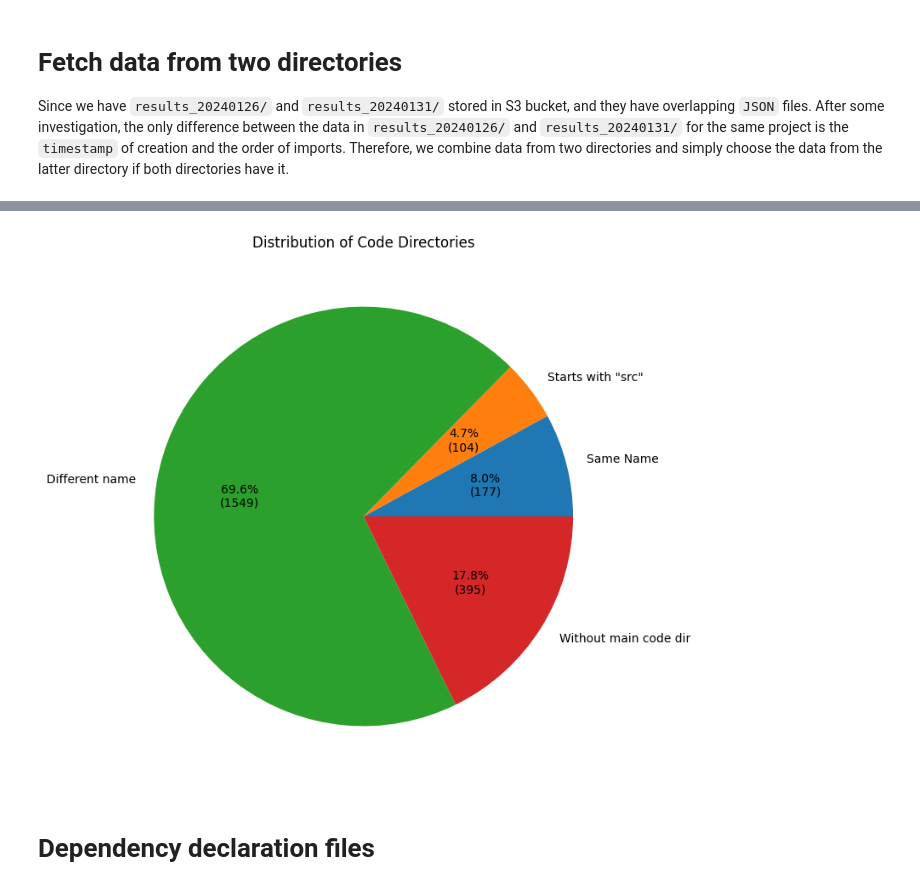
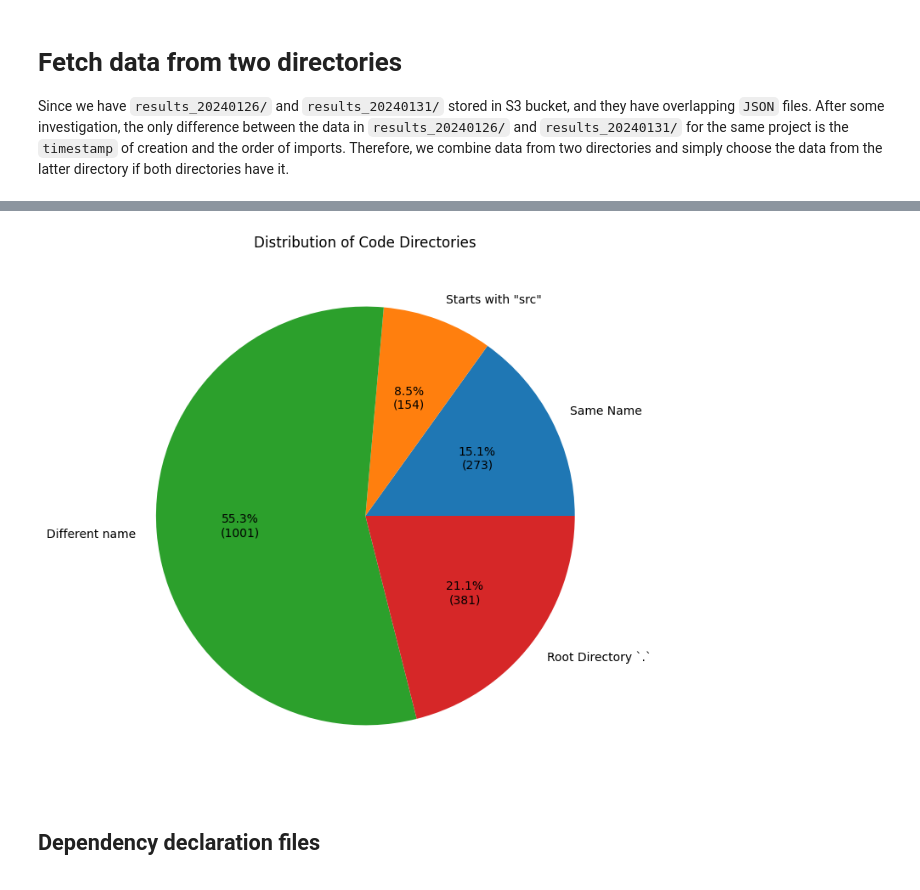
Before and after one commit to tweag/FawltyDeps, a Jupyter notebook: PyPI_analysis/notebooks/results-biomedical.ipynb, the cells around one changed output, grey strips where cells are left out. Cells and saved outputs as stored; diff of their text form; code cells hidden in the pictures.

Commit message:
Clean data before analyzing it

```diff
--- a/PyPI_analysis/notebooks/results-biomedical.ipynb
+++ b/PyPI_analysis/notebooks/results-biomedical.ipynb
@@ -124,0 +145,8 @@ df_imports = pd.concat(project_dfs_imports, ignore_index=True)
+# %%
+df_codedirs_clean = df_codedirs[~df_codedirs["code directory"].isna()]
+df_deps_clean = df_deps[
+    ~df_deps["project_name"].isin(df_codedirs_no_code["project_name"])
+]
+df_imports_clean = df_imports[
+    ~df_imports["project_name"].isin(df_codedirs_no_code["project_name"])
+]
@@ -175,0 +255,12 @@ plt.show()
+# %%
+df_codedirs_main_code = df_codedirs_clean[
+    ~df_codedirs_clean["code directory"].str.contains("test")
+    & ~df_codedirs_clean["code directory"].str.contains("example")
+    & ~df_codedirs_clean["code directory"].str.contains("sample")
+    & (
+        ~df_codedirs_clean["code directory"].str.contains("doc")
+        | df_codedirs_clean["code directory"].str.contains("docker")
+        | df_codedirs_clean["code directory"].str.contains("docstring")
+    )
+]
+df_codedirs_main_code
@@ -175,0 +281,4 @@ plt.show()
+# %%
+df_codedirs_max = df_codedirs_main_code.loc[
+    df_codedirs_main_code.groupby("project_name")["count"].idxmax()
+]
@@ -176,6 +308,4 @@ plt.show()
 # %%
-df_codedirs_max = df_codedirs.loc[df_codedirs.groupby("project_name")["count"].idxmax()]
-
 # Divide projects into three groups by code directory patterns
 same_name_projects = df_codedirs_max[
     df_codedirs_max["code directory"] == df_codedirs_max["project_name"]
@@ -185,13 +315,13 @@ src_projects = df_codedirs_max.dropna()[
     df_codedirs_max.dropna()["code directory"].str.startswith("src")
 ]["project_name"].tolist()
 
-no_dir_projects = df_codedirs_max[df_codedirs_max["code directory"].isnull()][
+root_dir_projects = df_codedirs_max[df_codedirs_max["code directory"] == "."][
     "project_name"
 ].tolist()
 
 rest_projects = df_codedirs_max[
     ~df_codedirs_max["project_name"].isin(
-        same_name_projects + src_projects + no_dir_projects
+        same_name_projects + src_projects + root_dir_projects
     )
 ]["project_name"].tolist()
 # %%
@@ -202,39 +332,44 @@ plot_data = pd.DataFrame(
             "Same Name",
             'Starts with "src"',
             "Different name",
-            "Without main code dir",
+            "Root Directory `.`",
         ],
         "Percentage": [
             len(same_name_projects),
             len(src_projects),
             len(rest_projects),
-            len(no_dir_projects),
+            len(root_dir_projects),
         ],
-        "Projects": [same_name_projects, src_projects, rest_projects, no_dir_projects],
+        "Projects": [
+            same_name_projects,
+            src_projects,
+            rest_projects,
+            root_dir_projects,
+        ],
     }
 )
 
 
 def autopct_format(values):
     def my_format(pct):
         total = sum(values)
         val = int(round(pct * total / 100.0))
         return "{:.1f}%\n({v:d})".format(pct, v=val)
 
     return my_format
 
 
 # Plotting as a pie chart
 plt.figure(figsize=(8, 8))
 plt.pie(
     plot_data["Percentage"],
     labels=plot_data.apply(lambda x: f"{x['Category']}", axis=1),
     autopct=autopct_format(plot_data["Percentage"]),
 )
 plt.title("Distribution of Code Directories")
 plt.show()
 # %% [output]
-[figure, old version]
+[figure, new version]
 # %% [markdown]
-# Dependency declaration files
+## Dependency declaration files
 # %%
```
Also changed, not shown: parts of 37 cells of this notebook.
